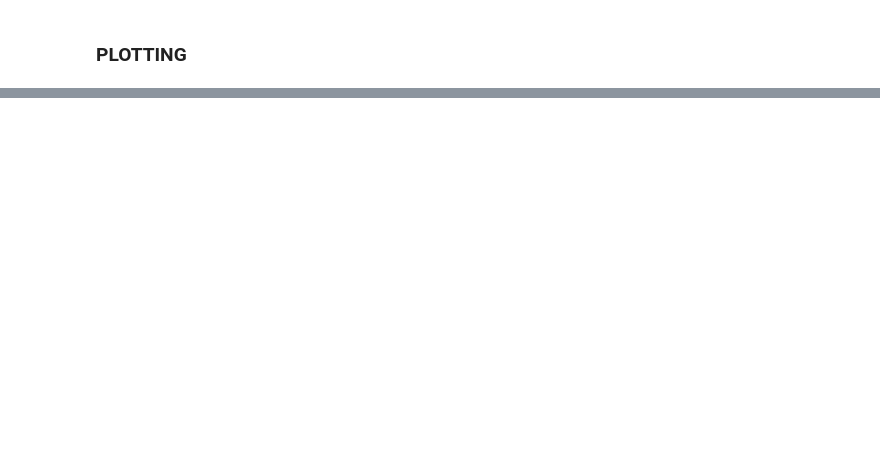
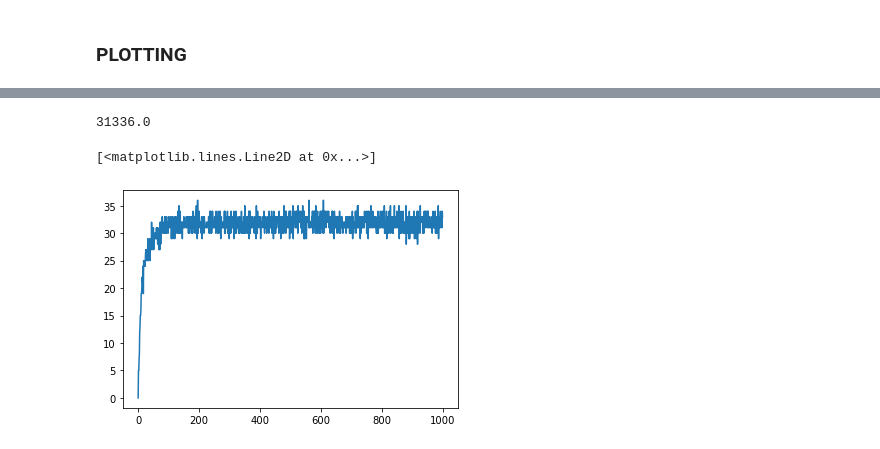
Before and after one commit to Quettle/lppydsmc, a Jupyter notebook: dev_tests.ipynb, the cells around one changed output, grey strips where cells are left out. Drawn from its saved outputs; the diff is of its cells as text; code cells hidden in the pictures; blank space fills up the shorter version.

```diff
--- a/dev_tests.ipynb
+++ b/dev_tests.ipynb
@@ -552,16 +465,24 @@ ic| currents: array([[240, 260],
 # Now we have to get all that is in arr from grid...
 # and do this in place ... which will be VERY fucking hard
 # VERY SLOW
-cands = np.array([[20,23],[24,24]])
+cands = np.array([[120,123],[124,124]])
+cross_section = 1
+pmax = 2
 for k, (i, j) in enumerate(np.ndindex(currents.shape)):
     choice = index_choosen_couples(currents[i,j], int(cands[i,j])) # choice contains the possible couples
     # now, we have to get their pos and speed
     g = grid[i,j]
     parts = np.array([[g[c[0]], g[c[1]]] for c in choice], dtype = int)
     array = np.array([[ arr[c[0,0]][c[0,1]] , arr[c[1,0]][c[1,1]] ] for c in parts])
-
     # blablabla [...] -> DSMC etc.
     # TODO: make those stuff and see if it still works
+
+    vr_norm = np.linalg.norm((array[:,1,2:]-array[:,0,2:]), axis = 1)
+    proba = probability(vr_norm = vr_norm, pmax = pmax, cross_sections = cross_section)
+
+    # TODO : should update pmax here (or return something)...
+    collidings_couples = is_colliding(proba)
+    array[collidings_couples] = reflect(array[collidings_couples], vr_norm[collidings_couples])
 
     for k in range(len(array)):
         c1, c2 = array[k,0], array[k,1]
@@ -668,7 +640,8 @@ iterations = 1000
 
 # System :
 dz = 0.001
-segments = 0.001*np.array([[0,0,10,0], [0,0,0,1], [10,0,10,1], [0,1,10,1]])
+segments = 0.001*np.array([[0,0,10,0], [0,0,0,1], [10,0,10,1], [0,1,10,1]]) # tube
+
 idx_out_walls = [1,2] # 2nd and 3rd walls are out walls.
 system = SystemCreator(segments)
 
@@ -677,7 +650,7 @@ system_shape = system.system_shape()
 a = system.get_dir_vects()
 
 # grid :
-mean_number_per_cell = 200
+mean_number_per_cell = 1000
 max_number_per_cell = 10*mean_number_per_cell
 resolutions = np.array((10,1), dtype = int)
 grid = Grid(resolutions, max_number_per_cell)
@@ -703,7 +676,7 @@ in_wall = np.array([0,0,0,0.001], dtype = float)
 in_vect = np.array([1,0], dtype = float)
 debit = maxwellian_flux(density_dsmc, v_mean)*np.linalg.norm(in_wall[:2]-in_wall[2:])*dz
 vel_std = gaussian(temperature, mass)
-dt = 1e-6
+dt = 5e-6
 
 # advection
 def f(arr, dt):
@@ -735,8 +708,9 @@ df = pd.DataFrame(columns = ['x','y','vx','vy','vz'])
 # dsmc saving
 averages = np.full(shape = grid.current.shape, fill_value = mean_number_per_cell)
 remains_per_cell = np.zeros(shape = grid.current.shape, dtype = float)
-pmax = np.full(shape = grid.current.shape, fill_value = 2*vel_std*cross_section)
-
+# pmax = np.full(shape = grid.current.shape, fill_value = 2*vel_std*cross_section)
+pmax = 2*vel_std*cross_section
+arr_nb_colls = np.empty((iterations, resolutions[0], resolutions[1]))
 for it in tqdm(range(iterations)): # tqdm
     n1 = container.get_current()
 
@@ -777,19 +751,9 @@ for it in tqdm(range(iterations)): # tqdm
 
         # DSMC
         # TODO: make parallel
-    # remains_per_cell, cands = candidates(grid.current, dt, averages, pmax, volume_cell, mr, remains_per_cell)
-    # for k, (i, j) in enumerate(np.ndindex(grid.current.shape)):
-    #    if(cands[i,j]>0):
-    #        array = grid.get([i,j])
-    #        choice = index_choosen_couples(grid.current[i,j], int(cands[i,j]))
-    #        vr_norm = np.linalg.norm((array[choice][:,1,2:]-array[choice][:,0,2:]), axis = 1)
-    #        proba = probability(vr_norm = vr_norm, pmax = pmax, cross_sections = cross_section)
-    #        collidings_couples = is_colliding(proba)
-    #        ic(np.sum(collidings_couples))
-    #        ic(collidings_couples)
-    #        ic(choice)
-    #        ic(array)
-    #        array[choice[collidings_couples]] = reflect(array[choice[collidings_couples]], vr_norm[collidings_couples])
+    currents = grid.get_currents()
+    remains_per_cell, nb_colls = handler_particles_collisions([arr], grid.get_grid(), currents, dt, averages, pmax, cross_section, volume_cell, mr, remains_per_cell)
+    arr_nb_colls[it,:,:] = nb_colls
 
     # PLOTTING (OPTIONAL)
     # if(it%100==0):
@@ -807 +770,11 @@ plt.show()
+# %%
+collisions_evo = np.sum(arr_nb_colls, axis = (1,2))
+print(np.sum(arr_nb_colls))
+# %% [output]
+31336.0
+# %%
+plt.plot(collisions_evo)
+# %% [output]
+[<matplotlib.lines.Line2D at 0x...>]
+[figure, added]
 # %%
```
Also changed, not shown: parts of 47 cells of this notebook, 3 other files.
